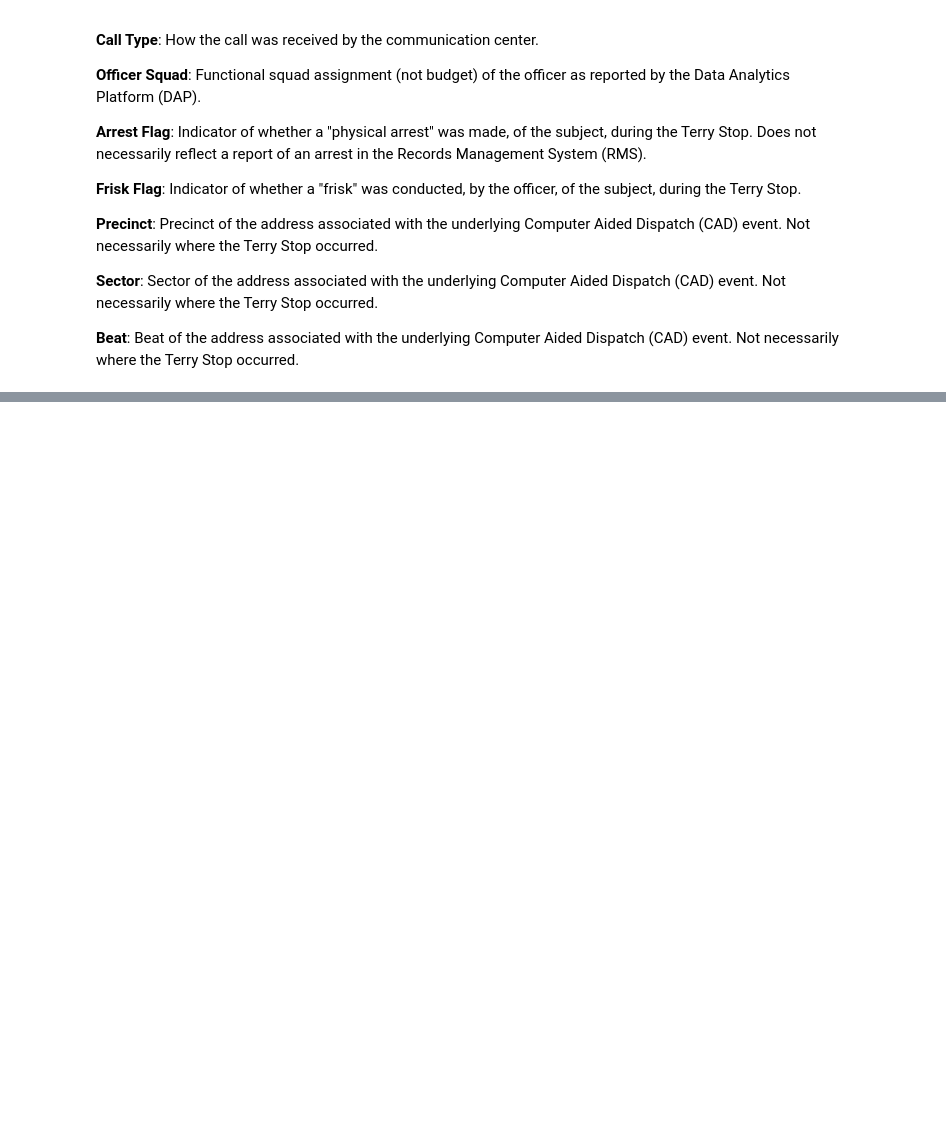
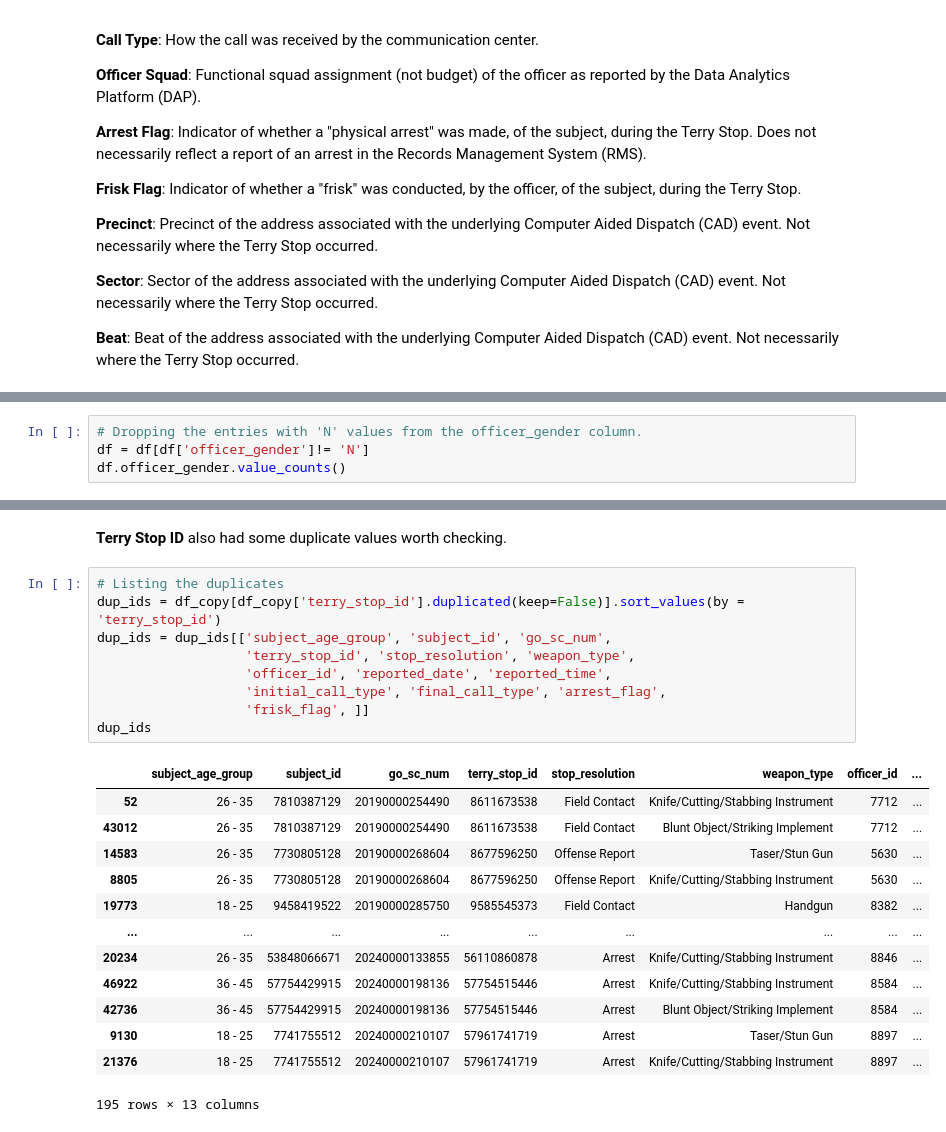
Before and after one commit to ShamlaA/Terry-Traffic-Stops-Prediction-for-Racial-Bias, a Jupyter notebook: index.ipynb, the cells around one changed output, grey strips where cells are left out. Cells and saved outputs as stored; diff of their text form; blank space fills up the shorter version.

```diff
--- a/index.ipynb
+++ b/index.ipynb
@@ -75,0 +252,4 @@ This dataset contains the following data:
+# %%
+# Dropping the entries with 'N' values from the officer_gender column.
+df = df[df['officer_gender']!= 'N']
+df.officer_gender.value_counts()
@@ -75,0 +435,25 @@ This dataset contains the following data:
+# %% [markdown]
+**Terry Stop ID** also had some duplicate values worth checking.
+# %%
+# Listing the duplicates
+dup_ids = df_copy[df_copy['terry_stop_id'].duplicated(keep=False)].sort_values(by = 'terry_stop_id')
+dup_ids = dup_ids[['subject_age_group', 'subject_id', 'go_sc_num',
+                   'terry_stop_id', 'stop_resolution', 'weapon_type',
+                   'officer_id', 'reported_date', 'reported_time',
+                   'initial_call_type', 'final_call_type', 'arrest_flag',
+                   'frisk_flag', ]]
+dup_ids
+# %% [output]
+|  | subject_age_group | subject_id | go_sc_num | terry_stop_id | stop_resolution | weapon_type | officer_id | ... |
+| 52 | 26 - 35 | 7810387129 | 20190000254490 | 8611673538 | Field Contact | Knife/Cutting/Stabbing Instrument | 7712 | ... |
+| 43012 | 26 - 35 | 7810387129 | 20190000254490 | 8611673538 | Field Contact | Blunt Object/Striking Implement | 7712 | ... |
+| 14583 | 26 - 35 | 7730805128 | 20190000268604 | 8677596250 | Offense Report | Taser/Stun Gun | 5630 | ... |
+| 8805 | 26 - 35 | 7730805128 | 20190000268604 | 8677596250 | Offense Report | Knife/Cutting/Stabbing Instrument | 5630 | ... |
+| 19773 | 18 - 25 | 9458419522 | 20190000285750 | 9585545373 | Field Contact | Handgun | 8382 | ... |
+| ... | ... | ... | ... | ... | ... | ... | ... | ... |
+| 20234 | 26 - 35 | 53848066671 | 20240000133855 | 56110860878 | Arrest | Knife/Cutting/Stabbing Instrument | 8846 | ... |
+| 46922 | 36 - 45 | 57754429915 | 20240000198136 | 57754515446 | Arrest | Knife/Cutting/Stabbing Instrument | 8584 | ... |
+| 42736 | 36 - 45 | 57754429915 | 20240000198136 | 57754515446 | Arrest | Blunt Object/Striking Implement | 8584 | ... |
+| 9130 | 18 - 25 | 7741755512 | 20240000210107 | 57961741719 | Arrest | Taser/Stun Gun | 8897 | ... |
+| 21376 | 18 - 25 | 7741755512 | 20240000210107 | 57961741719 | Arrest | Knife/Cutting/Stabbing Instrument | 8897 | ... |
+195 rows × 13 columns
```
Also changed, not shown: parts of 103 cells of this notebook, 2 other files.
